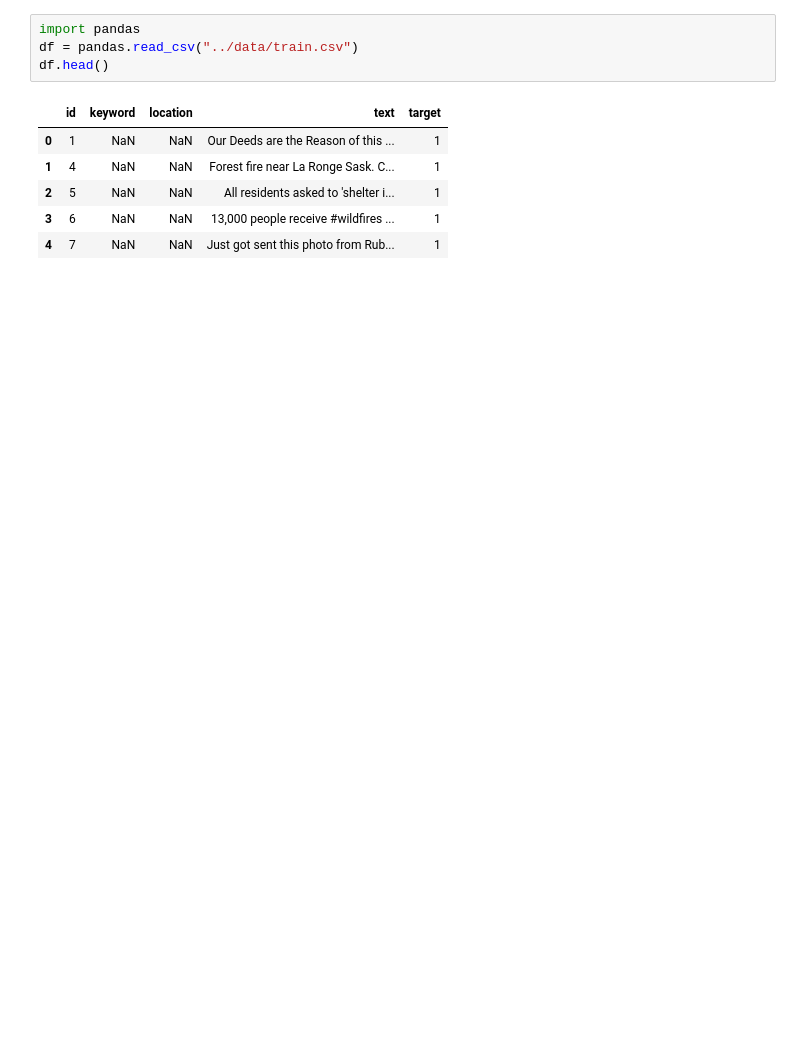
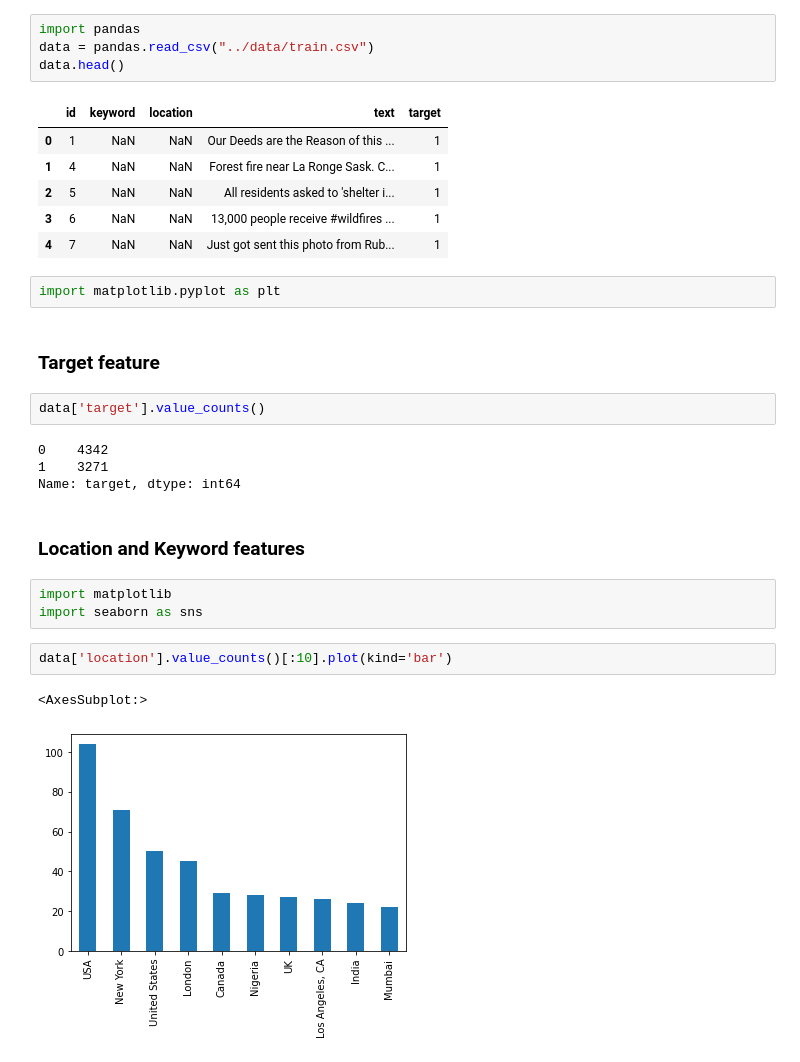
Before and after one commit to LudovicGayet/kaggle_disaster_tweets, a Jupyter notebook: notebooks/notebook.ipynb, the cells around one changed output. Saved outputs shown, nothing was run; the diff lists cells and outputs as text; blank space fills up the shorter version.

Commit message:
update READ.me and start data visualisation of disaster tweets

```diff
--- a/notebooks/notebook.ipynb
+++ b/notebooks/notebook.ipynb
@@ -9,8 +9,8 @@ sys.executable
 ## 1) Data visualisation
 # %%
 import pandas
-df = pandas.read_csv("../data/train.csv")
-df.head()
+data = pandas.read_csv("../data/train.csv")
+data.head()
 # %% [output]
 |  | id | keyword | location | text | target |
 | 0 | 1 | NaN | NaN | Our Deeds are the Reason of this ... | 1 |
@@ -18,3 +18,23 @@ df.head()
 | 2 | 5 | NaN | NaN | All residents asked to 'shelter i... | 1 |
 | 3 | 6 | NaN | NaN | 13,000 people receive #wildfires ... | 1 |
 | 4 | 7 | NaN | NaN | Just got sent this photo from Rub... | 1 |
+# %%
+import matplotlib.pyplot as plt
+# %% [markdown]
+### Target feature
+# %%
+data['target'].value_counts()
+# %% [output]
+0    4342
+1    3271
+Name: target, dtype: int64
+# %% [markdown]
+### Location and Keyword features
+# %%
+import matplotlib
+import seaborn as sns
+# %%
+data['location'].value_counts()[:10].plot(kind='bar')
+# %% [output]
+<AxesSubplot:>
+[figure, added]
```
Also changed, not shown: parts of 10 cells of this notebook, 3 other files.
